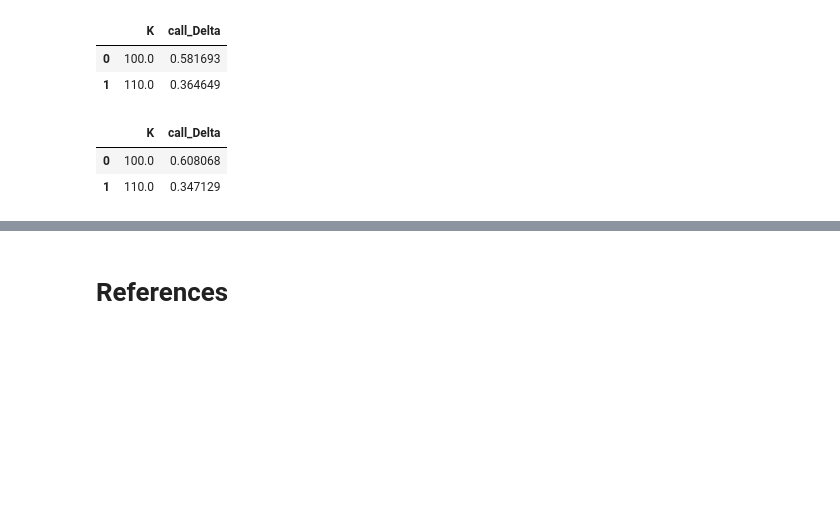
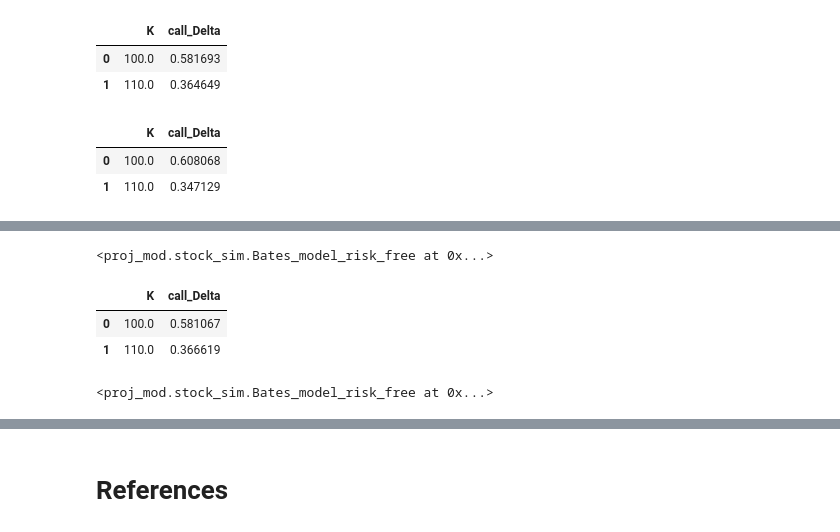
Before and after one commit to YCoeusZ/Erdos_2025_fall_Quant_Finance, a Jupyter notebook: notebooks/Bates_model.ipynb, the cells around one changed output, grey strips where cells are left out. Cells and saved outputs as stored; diff of their text form; code cells hidden in the pictures; blank space fills up the shorter version.

Commit message:
Delta for all steps finished.

```diff
--- a/notebooks/Bates_model.ipynb
+++ b/notebooks/Bates_model.ipynb
@@ -600,0 +613,38 @@ Heston_model.call_Delta_CF_
+# %%
+import importlib
+import numpy as np
+import sys
+
+sys.path.append("../")
+
+from proj_mod import stock_sim
+importlib.reload(stock_sim);
+
+vol_param=stock_sim.Vol_params(kappa=1.5, theta=0.04, sigma=0.5, rho=-0.7, v0=0.04)
+jump_param=stock_sim.Jump_params(lam_J=1, mu_J=0, sig_J=0.1)
+market_param=stock_sim.Market_params(r=0.05, q=0.05)
+Bates_param=stock_sim.Bates_params(s0=100, vol=vol_param, jump=jump_param, market=market_param)
+
+no_jump_param=stock_sim.Jump_params(lam_J=0, mu_J=0, sig_J=0)
+Heston_param=stock_sim.Bates_params(s0=100, vol=vol_param, jump=no_jump_param, market=market_param)
+
+strike_price=np.array([100,110])
+time_len=1
+
+Bates_model=stock_sim.Bates_model_risk_free(params=Bates_param)
+Heston_model=stock_sim.Bates_model_risk_free(params=Heston_param)
+
+Bates_model.bates_create_paths(n_paths=100, n_steps=252, time_len=1, seed=420)
+Heston_model.bates_create_paths(n_paths=100, n_steps=252, time_len=1, seed=420)
+# %% [output]
+<proj_mod.stock_sim.Bates_model_risk_free at 0x...>
+# %%
+Bates_model.bates_est_call_Delta_CF(strike_price=strike_price, time_len=time_len, u_max=100, du=0.1)
+# %% [output]
+|  | K | call_Delta |
+| 0 | 100.0 | 0.581067 |
+| 1 | 110.0 | 0.366619 |
+# %%
+Bates_model._bates_Call_Delta_mat_all_step_(strike_price=strike_price)
+# %% [output]
+<proj_mod.stock_sim.Bates_model_risk_free at 0x...>
```
Also changed, not shown: parts of 5 cells of this notebook, 1 other file.
